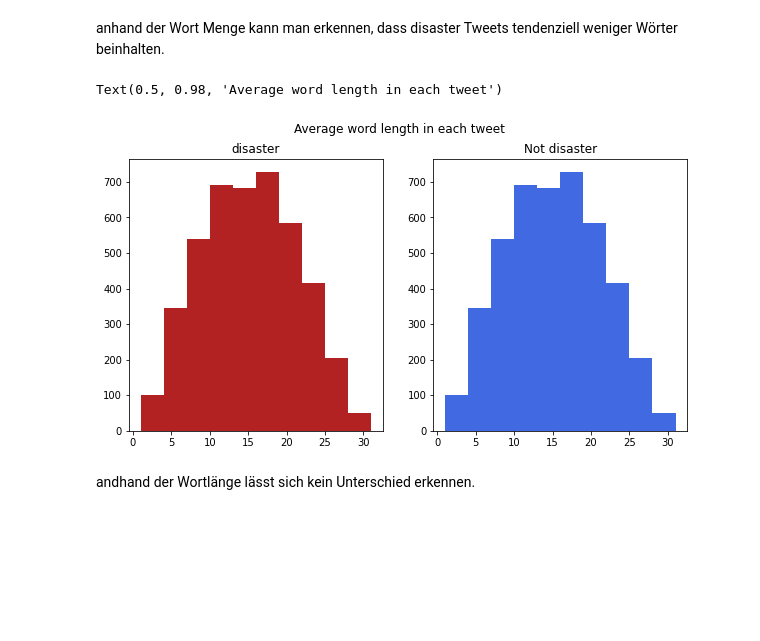
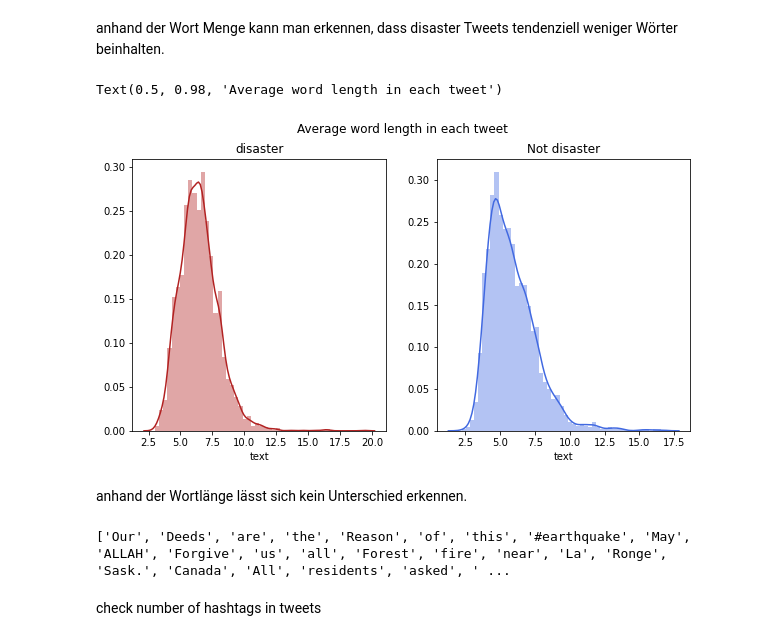
Before and after one commit to JonasZimmer1994/DataScienceProjekt, a Jupyter notebook: Data_Science_Projekt.ipynb, the cells around one changed output. Drawn from its saved outputs; the diff is of its cells as text; code cells hidden in the pictures; blank space fills up the shorter version.

```diff
--- a/Data_Science_Projekt.ipynb
+++ b/Data_Science_Projekt.ipynb
@@ -42,7 +42,7 @@ There are 3263 rows and 4 columns in train
 # %% [markdown]
 um die Daten genauer anzusehen, werden zunächst Beispiel Tweets angezeigt. Dazu wird angeschaut bei welchen Tweets es sich um Disaster Tweets handelt.
 # %%
-for i in range(20):
+for i in range(30):
     print(train.text[i], "        Desaster Tweet:", train.target[i])
 # %% [output]
 Our Deeds are the Reason of this #earthquake May ALLAH Forgive us all         Desaster Tweet: 1
@@ -93,17 +90,17 @@ anhand der Wort Menge kann man erkennen, dass disaster Tweets tendenziell wenige
 # %%
 fig,(ax1,ax2)=plt.subplots(1,2,figsize=(10,5))
 word=train[train['target']==1]['text'].str.split().apply(lambda x : [len(i) for i in x])
-ax1.hist(tweet_len,color='firebrick')
+sns.distplot(word.map(lambda x: np.mean(x)),ax=ax1,color='firebrick')
 ax1.set_title('disaster')
 word=train[train['target']==0]['text'].str.split().apply(lambda x : [len(i) for i in x])
-ax2.hist(tweet_len,color='royalblue')
+sns.distplot(word.map(lambda x: np.mean(x)),ax=ax2,color='royalblue')
 ax2.set_title('Not disaster')
 fig.suptitle('Average word length in each tweet')
 # %% [output]
 Text(0.5, 0.98, 'Average word length in each tweet')
-[figure, old version]
+[figure, new version]
 # %% [markdown]
-andhand der Wortlänge lässt sich kein Unterschied erkennen.
+anhand der Wortlänge lässt sich kein Unterschied erkennen.
 # %%
 def create_corpus(target):
     corpus=[]
@@ -115,3 +112,9 @@ def create_corpus(target):
 # %%
 disaster = create_corpus(1)
 non_disaster = create_corpus(2)
+# %%
+print(disaster)
+# %% [output]
+['Our', 'Deeds', 'are', 'the', 'Reason', 'of', 'this', '#earthquake', 'May', 'ALLAH', 'Forgive', 'us', 'all', 'Forest', 'fire', 'near', 'La', 'Ronge', 'Sask.', 'Canada', 'All', 'residents', 'asked', ' ...
+# %% [markdown]
+check number of hashtags in tweets
```
Also changed, not shown: parts of 5 cells of this notebook.
